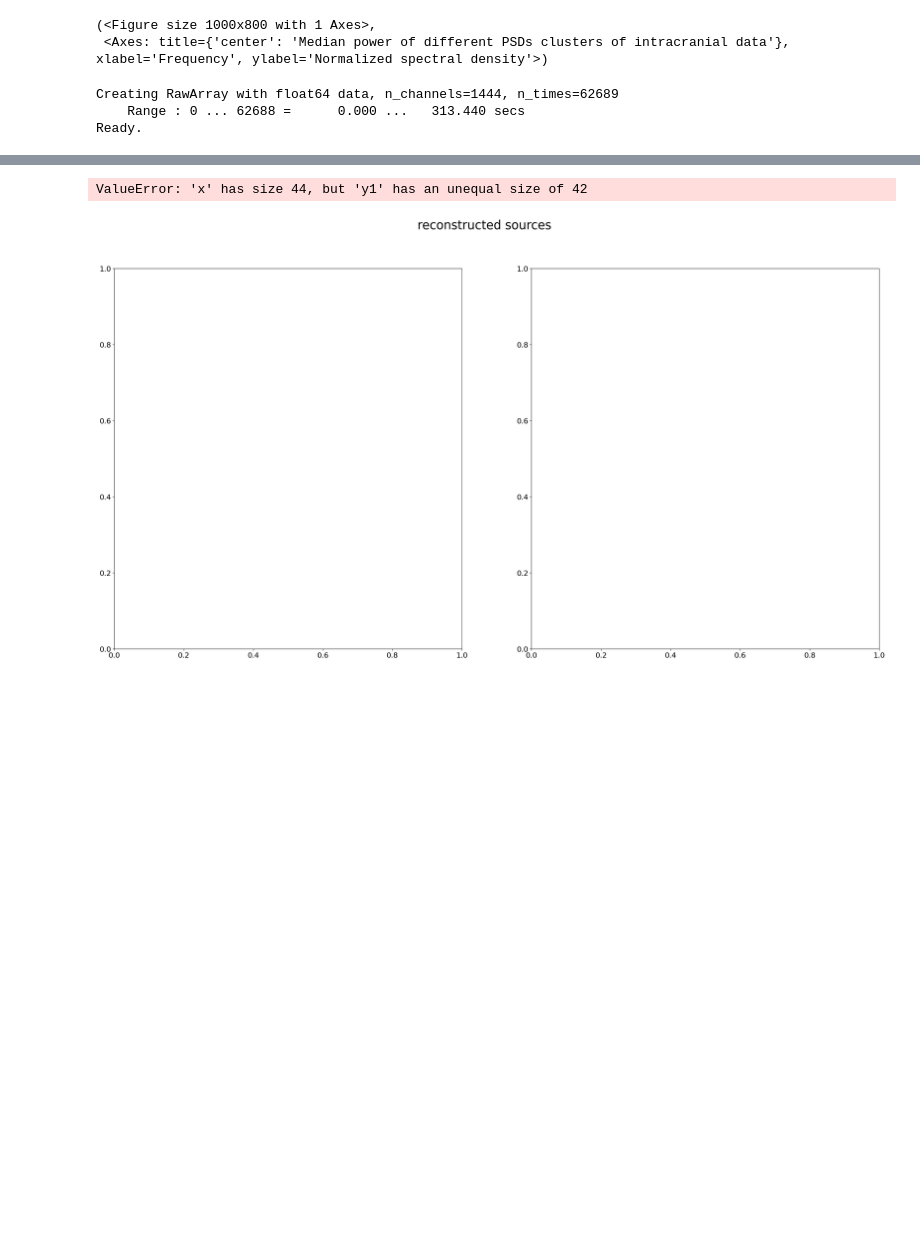
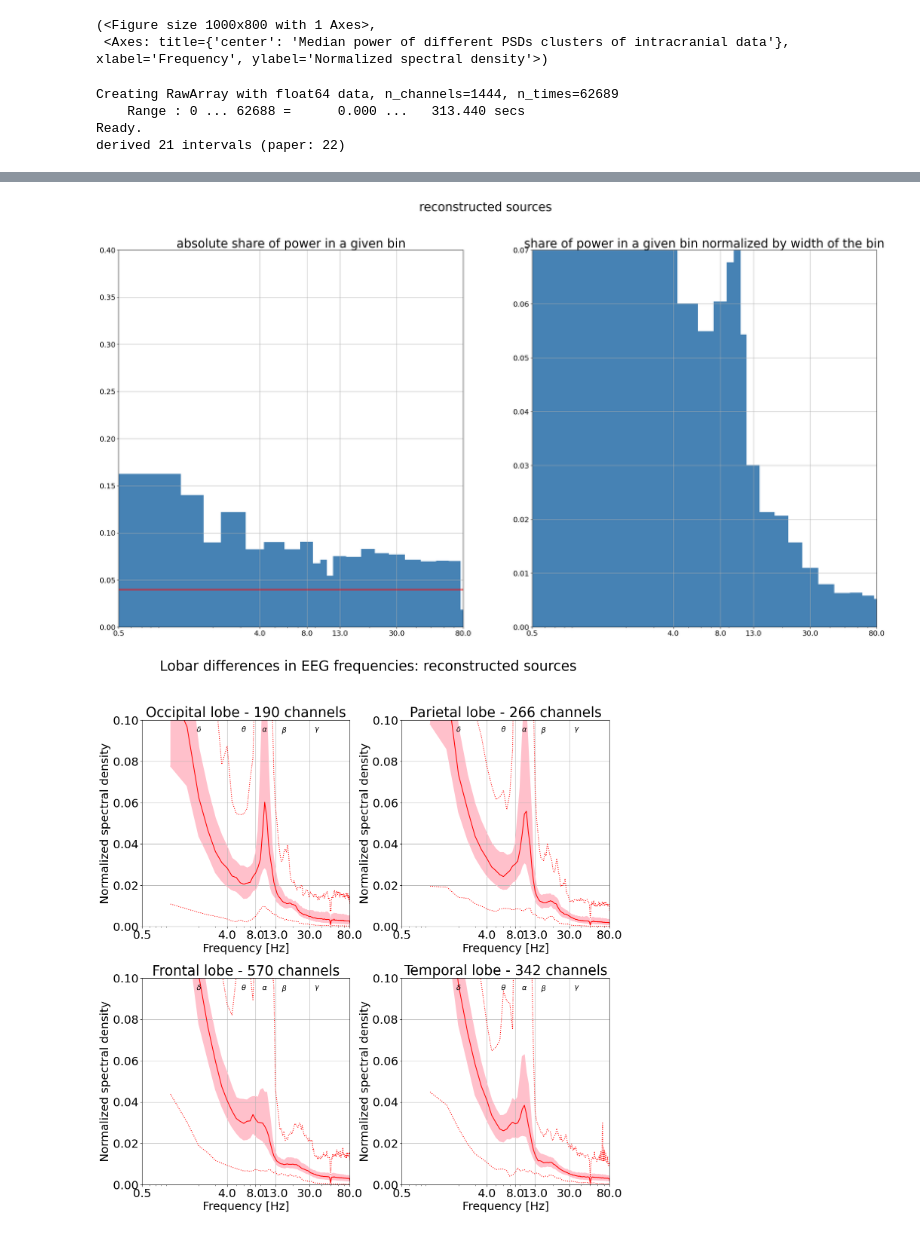
Before and after one commit to danieltomasz/code-spectral-comparison, a Jupyter notebook: analiza/01_cluster_pipeline_ieeg_sources.ipynb, the cells around one changed output, grey strips where cells are left out. Cells and saved outputs as stored; diff of their text form; code cells hidden in the pictures; blank space fills up the shorter version.

Commit message:
improvement to reconstructed sources

```diff
--- a/analiza/01_cluster_pipeline_ieeg_sources.ipynb
+++ b/analiza/01_cluster_pipeline_ieeg_sources.ipynb
@@ -59,11 +59,13 @@ plot_clusters(psd_clust, f, dataset, smal, nopeak=smal[0], summary=SUMMARY)
 (<Figure size 1000x800 with 1 Axes>,
  <Axes: title={'center': 'Median power of different PSDs clusters of intracranial data'}, xlabel='Frequency', ylabel='Normalized spectral density'>)
 # %%
-from pesco.preprocess import compute_psd
+from pesco.preprocess import compute_psd, normalize_psd
 from pesco.experimental.clustering import (
     compute_clusters, identify_small_clusters, get_no_peak,
 )
-from pesco.experimental.peak_testing import cutintervals, test_lobes
+from pesco.experimental.peak_testing import (
+    cutintervals, compute_intervals, test_lobes,
+)
 from pesco.experimental.plotting import (
     plot_clusters, plot_histogram, plot_lobes,
 )
@@ -79,7 +81,8 @@ f, psd_source = compute_psd(
     raw_src.get_data(), raw_src.info["sfreq"],
     fmin=FREQ_RANGE[0], fmax=FREQ_RANGE[1],
 )
-# No normalize_psd — average spectrum already removed in preprocessing
+psd_source = normalize_psd(psd_source, f)
+
 psd_source_df = pd.DataFrame(psd_source, index=raw_src.info["ch_names"], columns=f)
 
 Y = psd_source_df.join(result)
@@ -92,8 +95,11 @@ psd_clust = compute_clusters(
 smal = identify_small_clusters(psd_clust, summary=SUMMARY)
 no_peak_df, _ = get_no_peak(psd_clust, smal, summary=SUMMARY)
 
-# Stage 3: bin and test
-colbin, _ = cutintervals(f)
+# Stage 3: bin and test — Frauscher methodology applied to source data
+# (≥4% of average normalized spectrum per interval)
+edges = compute_intervals(f, psd_source.mean(axis=0), threshold=0.04)
+print(f"derived {len(edges) - 1} intervals (paper: 22)")
+colbin, _ = cutintervals(f, edges=edges)
 psd = Y.drop(["region_number", "dataset"], axis=1)
 sig_lobes = test_lobes(no_peak_df, psd, colbin)
 
@@ -105,3 +111,4 @@ plot_lobes(psd_clust, psd, f, smal, dataset, sig_lobes, show=True, summary=SUMMA
 Creating RawArray with float64 data, n_channels=1444, n_times=62689
     Range : 0 ... 62688 =      0.000 ...   313.440 secs
 Ready.
+derived 21 intervals (paper: 22)
@@ -109,2 +116,2 @@ Ready.
-ValueError: 'x' has size 44, but 'y1' has an unequal size of 42
-[figure, old version]
+[figure, new version]
+[figure, added]
```
Also changed, not shown: parts of 12 cells of this notebook, 7 other files.
